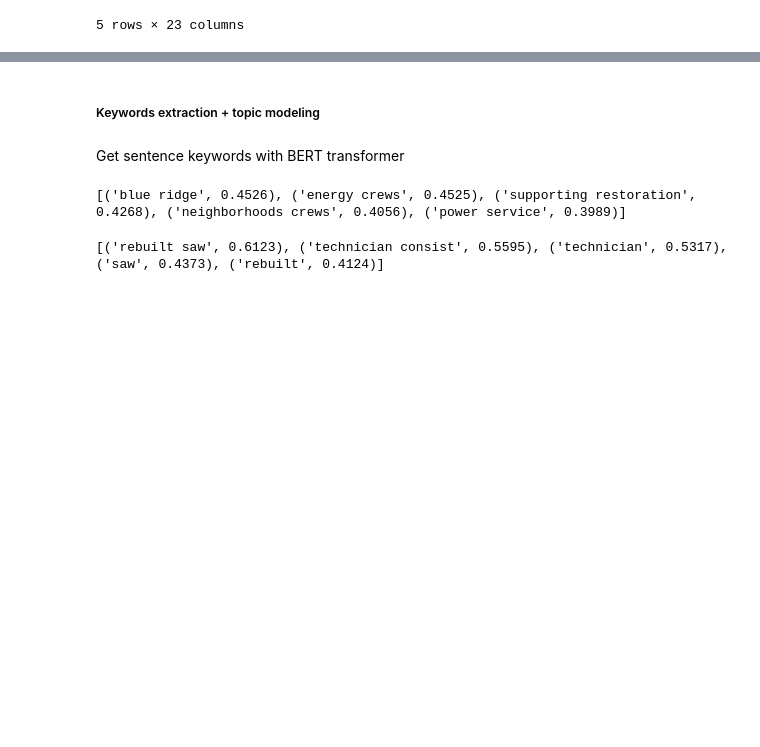
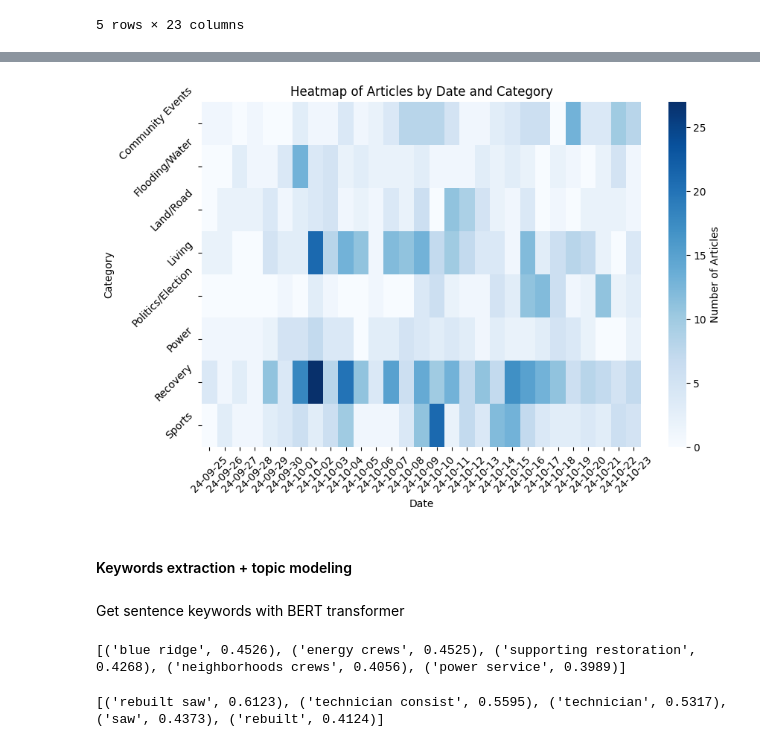
Before and after one commit to yanansun0074/helene_coverage, a Jupyter notebook: news_analysis.ipynb, the cells around one changed output, grey strips where cells are left out. Drawn from its saved outputs; the diff is of its cells as text; code cells hidden in the pictures; blank space fills up the shorter version.

Commit message:
clean data Again and originality and practical info

```diff
--- a/news_analysis.ipynb
+++ b/news_analysis.ipynb
@@ -686,5 +729,21 @@ plt.show()
+# %%
+heatmap_data = articles_label_topic.groupby(['date', 'Category']).size().unstack(fill_value=0)
+# heatmap_data['date'] = heatmap_data['date'].dt.strftime('%m-%d')  # Convert to month-day format
+
+# Step 2: Plot heatmap
+plt.figure(figsize=(9, 6))
+sns.heatmap(heatmap_data.T, cmap="Blues", annot=False, cbar_kws={'label': 'Number of Articles'})
+plt.title("Heatmap of Articles by Date and Category")
+plt.xlabel("Date")
+plt.ylabel("Category")
+plt.xticks(rotation=45)
+plt.yticks(rotation=45)
+plt.tight_layout()
+plt.show()
+# %% [output]
+[figure, added]
 # %% [markdown]
-##### Keywords extraction + topic modeling
+#### Keywords extraction + topic modeling
 # %% [markdown]
 Get sentence keywords with BERT transformer
 # %%
```
Also changed, not shown: parts of 46 cells of this notebook, 5 other files.
